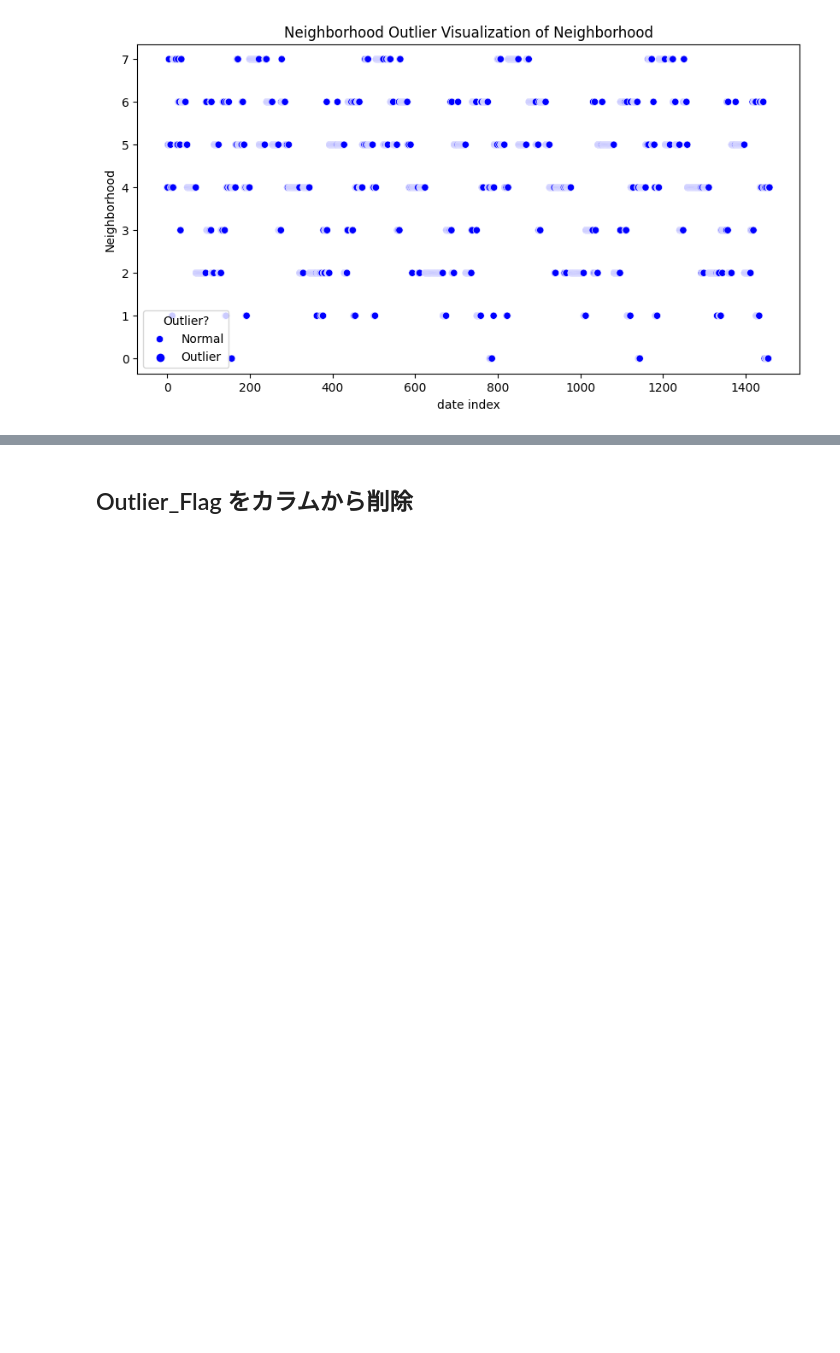
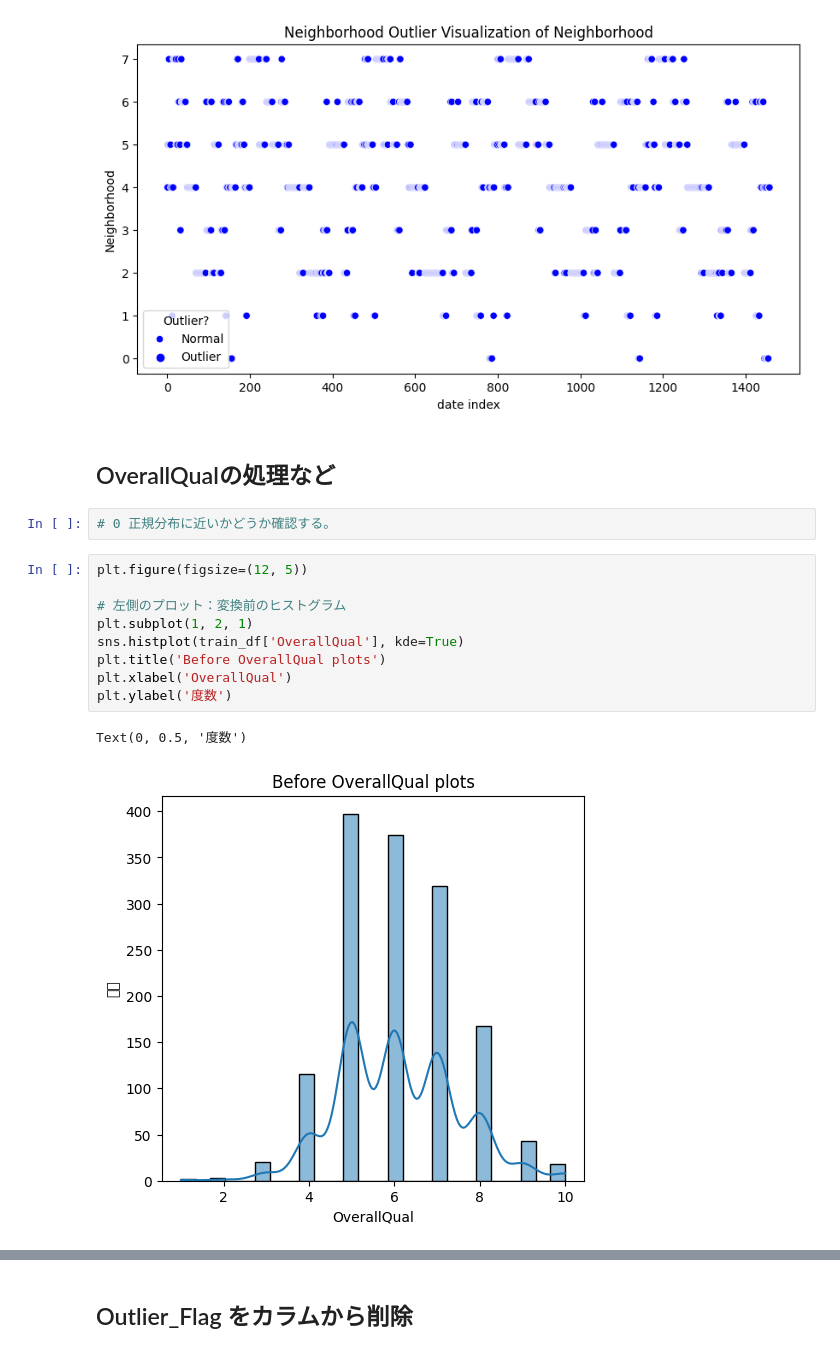
Before and after one commit to TAKUSHIone/test, a Jupyter notebook: house-price-r7-07-12.ipynb, the cells around one changed output, grey strips where cells are left out. Drawn from its saved outputs; the diff is of its cells as text; blank space fills up the shorter version.

```diff
--- a/house-price-r7-07-12.ipynb
+++ b/house-price-r7-07-12.ipynb
@@ -3894,3 +3901,19 @@ plt.legend(title='Outlier?', labels=['Normal', 'Outlier'])
 plt.show()
 # %% [output]
 [figure]
+# %% [markdown]
+## OverallQualの処理など
+# %%
+# 0 正規分布に近いかどうか確認する。
+# %%
+plt.figure(figsize=(12, 5))
+
+# 左側のプロット：変換前のヒストグラム
+plt.subplot(1, 2, 1)
+sns.histplot(train_df['OverallQual'], kde=True)
+plt.title('Before OverallQual plots')
+plt.xlabel('OverallQual')
+plt.ylabel('度数')
+# %% [output]
+Text(0, 0.5, '度数')
+[figure, added]
```
Also changed, not shown: parts of 6 cells of this notebook.
